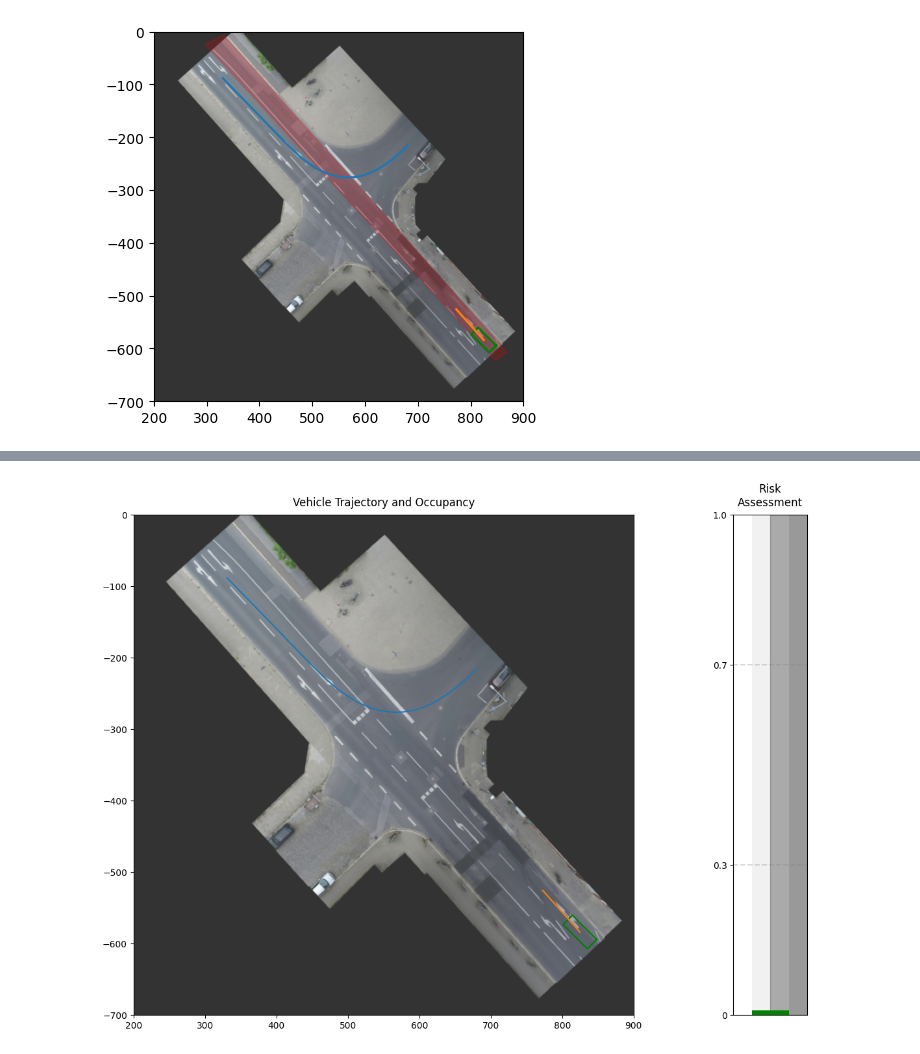
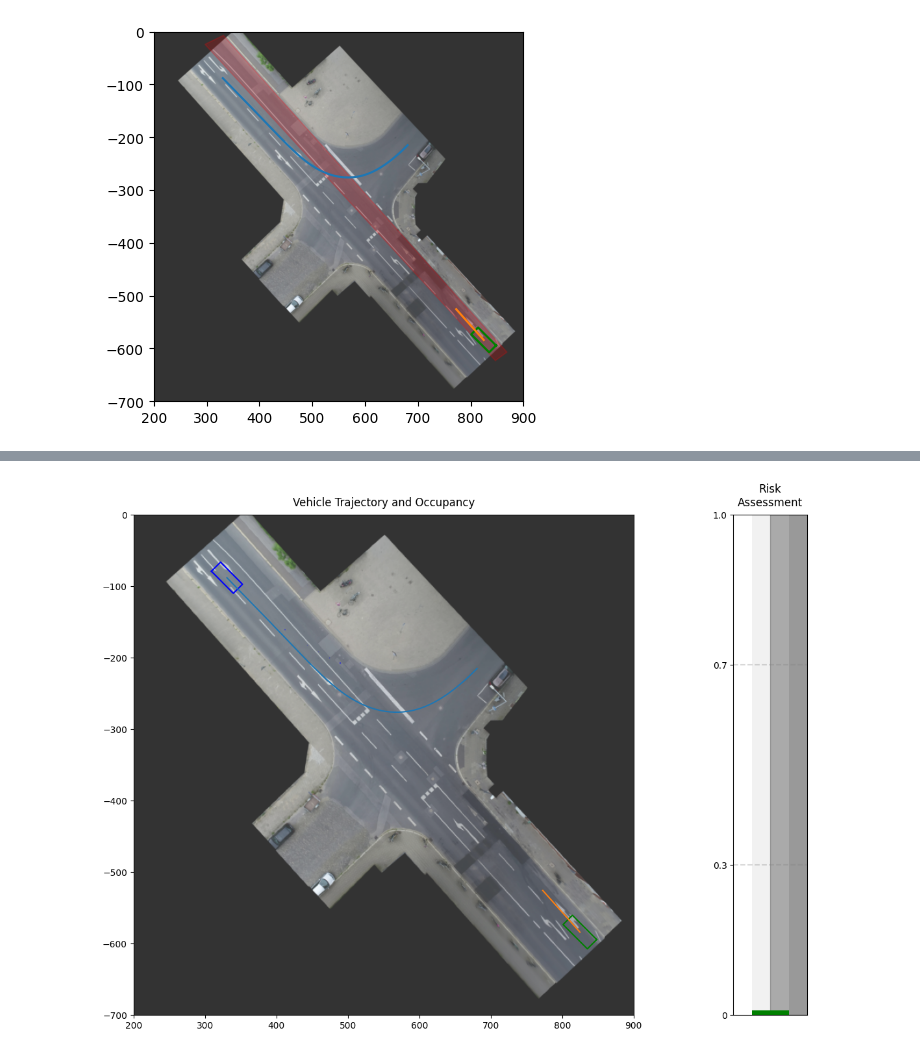
Before and after one commit to QDZHOU/FYP_Intent_Learning, a Jupyter notebook: MPC/inD_MPC_risk.ipynb, the cells around one changed output, grey strips where cells are left out. Drawn from its saved outputs; the diff is of its cells as text; code cells hidden in the pictures.

```diff
--- a/MPC/inD_MPC_risk.ipynb
+++ b/MPC/inD_MPC_risk.ipynb
@@ -893,7 +888,7 @@ def update(frame):
 
     global State_EV_R, risk_history
 
-    track_time = frame*6 - 50
+    track_time = frame*6
     if track_time < sv_lifetime and track_time >= 0:
         x_acc = tracks_data[(tracks_data['trackId'] == sv) & (tracks_data['trackLifetime'] == track_time)]['xAcceleration'].to_numpy()
         y_acc = tracks_data[(tracks_data['trackId'] == sv) & (tracks_data['trackLifetime'] == track_time)]['yAcceleration'].to_numpy()
@@ -952,34 +947,34 @@ def update(frame):
 
     ax.plot(trajectory_planning_k[0]*real_to_image,trajectory_planning_k[1]*real_to_image)
     Drive_Area_visual.plot(color='r', alpha=0.2)
     for i in range(len(not_Drive_Area_visual)):
         not_Drive_Area_visual[i].plot(color = 'black', alpha = 0.4)
 
     risk_ax.bar([0], [1], width=0.5, color='lightgray', alpha=0.3, zorder=1)
 
     if current_risk < 0.3:
         color = 'green'
     elif current_risk < 0.7:
         color = 'yellow'
     else:
         color = 'red'
 
     risk_ax.bar([0], [current_risk], width=0.5, color=color, zorder=2)
     risk_ax.set_ylim([0, 1])
     risk_ax.set_xlim([-0.5, 0.5])
     risk_ax.set_xticks([])
     risk_ax.set_yticks([0, 0.3, 0.7, 1.0])
     risk_ax.set_yticklabels(['0', '0.3', '0.7', '1.0'])
     risk_ax.set_title('Risk\nAssessment', pad=10)
     risk_ax.axhline(y=0.3, color='gray', linestyle='--', alpha=0.3)
     risk_ax.axhline(y=0.7, color='gray', linestyle='--', alpha=0.3)
 
     plt.tight_layout()
 
 ani = FuncAnimation(fig, update, frames=range(0, frame_length), interval=100, repeat=False)
 ani.save("../videos/inD_MPC/inD_risk_shown_simulation.mp4", writer='ffmpeg', fps=15)
 # %% [output]
-[figure, old version]
+[figure, new version]
 # %%
 from IPython.display import Video
 
```
Also changed, not shown: parts of 1 cell of this notebook, 6 other files.
